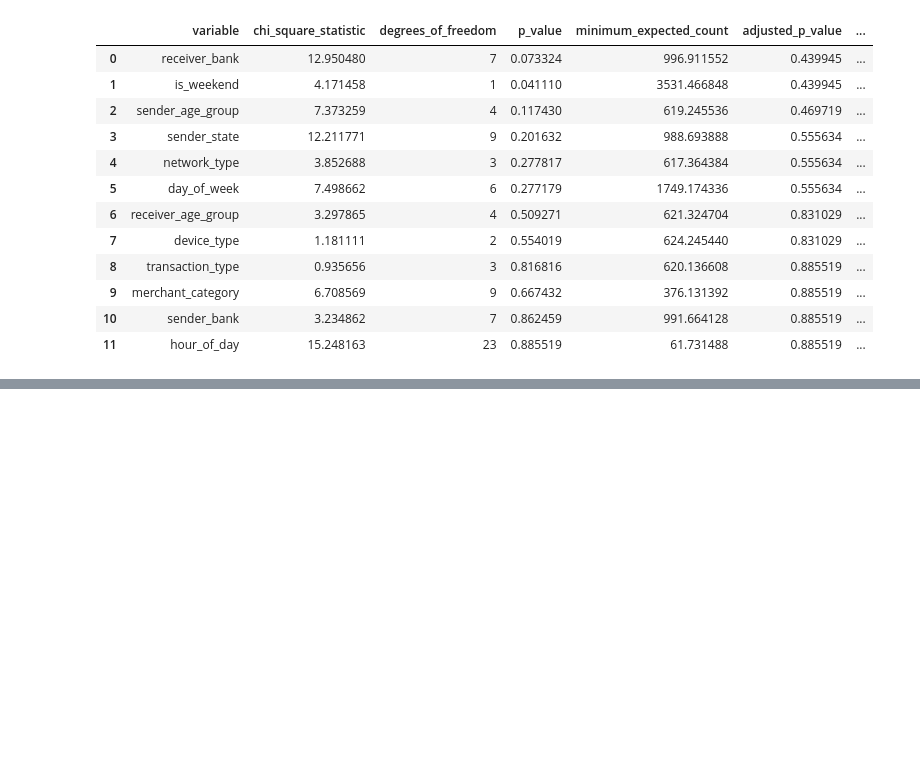
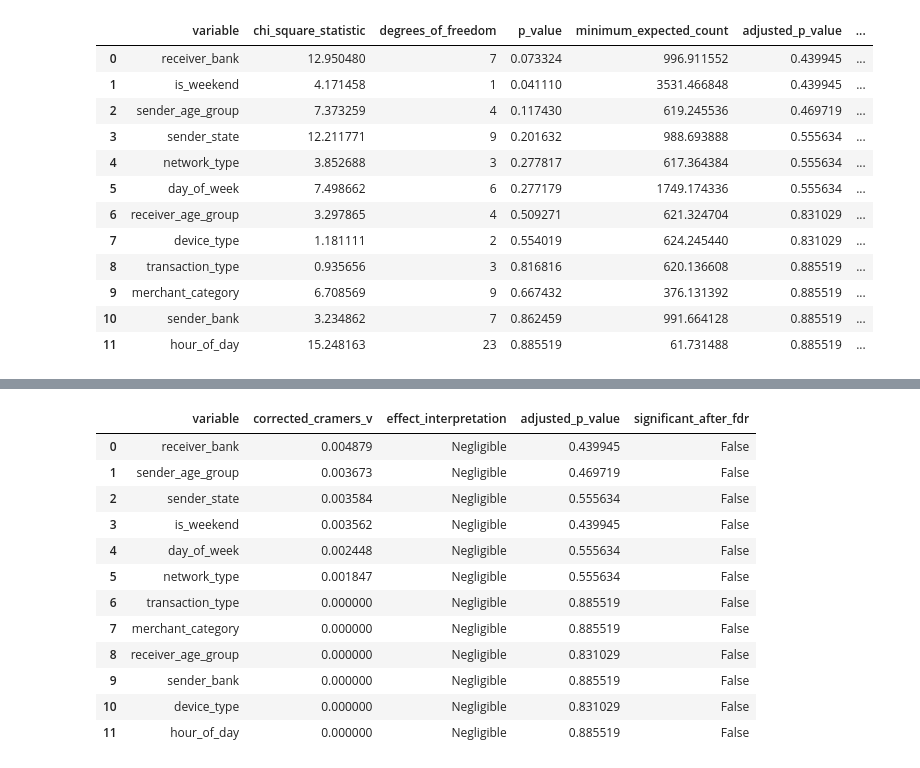
Before and after one commit to KaviyaVelmurugan/upi-transaction-intelligence-platform, a Jupyter notebook: notebooks/02_eda.ipynb, the cells around one changed output, grey strips where cells are left out. Cells and saved outputs as stored; diff of their text form; code cells hidden in the pictures; blank space fills up the shorter version.

```diff
--- a/notebooks/02_eda.ipynb
+++ b/notebooks/02_eda.ipynb
@@ -3631,0 +3729,36 @@ chi_square_results.round(6)
+# %%
+effect_size_results = (
+    effect_size_results
+    .merge(
+        chi_square_results[
+            [
+                "variable",
+                "adjusted_p_value",
+                "significant_after_fdr"
+            ]
+        ],
+        on="variable",
+        how="left"
+    )
+    .sort_values(
+        "corrected_cramers_v",
+        ascending=False
+    )
+    .reset_index(drop=True)
+)
+
+effect_size_results.round(6)
+# %% [output]
+|  | variable | corrected_cramers_v | effect_interpretation | adjusted_p_value | significant_after_fdr |
+| 0 | receiver_bank | 0.004879 | Negligible | 0.439945 | False |
+| 1 | sender_age_group | 0.003673 | Negligible | 0.469719 | False |
+| 2 | sender_state | 0.003584 | Negligible | 0.555634 | False |
+| 3 | is_weekend | 0.003562 | Negligible | 0.439945 | False |
+| 4 | day_of_week | 0.002448 | Negligible | 0.555634 | False |
+| 5 | network_type | 0.001847 | Negligible | 0.555634 | False |
+| 6 | transaction_type | 0.000000 | Negligible | 0.885519 | False |
+| 7 | merchant_category | 0.000000 | Negligible | 0.885519 | False |
+| 8 | receiver_age_group | 0.000000 | Negligible | 0.831029 | False |
+| 9 | sender_bank | 0.000000 | Negligible | 0.885519 | False |
+| 10 | device_type | 0.000000 | Negligible | 0.831029 | False |
+| 11 | hour_of_day | 0.000000 | Negligible | 0.885519 | False |
```
Also changed, not shown: parts of 5 cells of this notebook, 1 other file.
